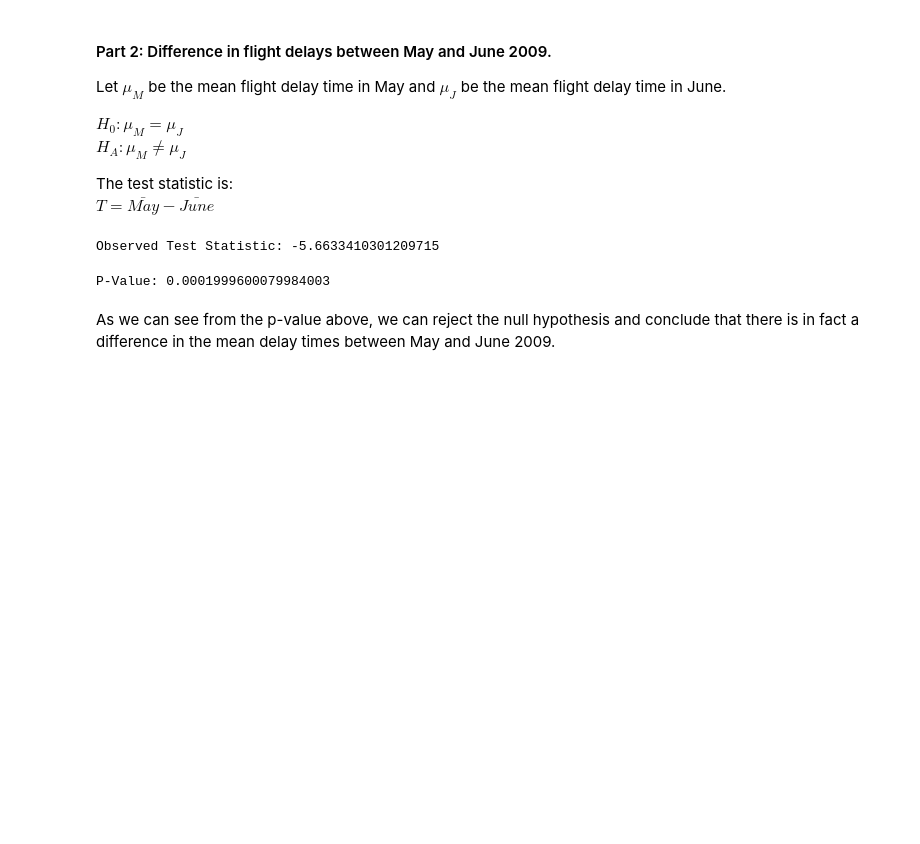
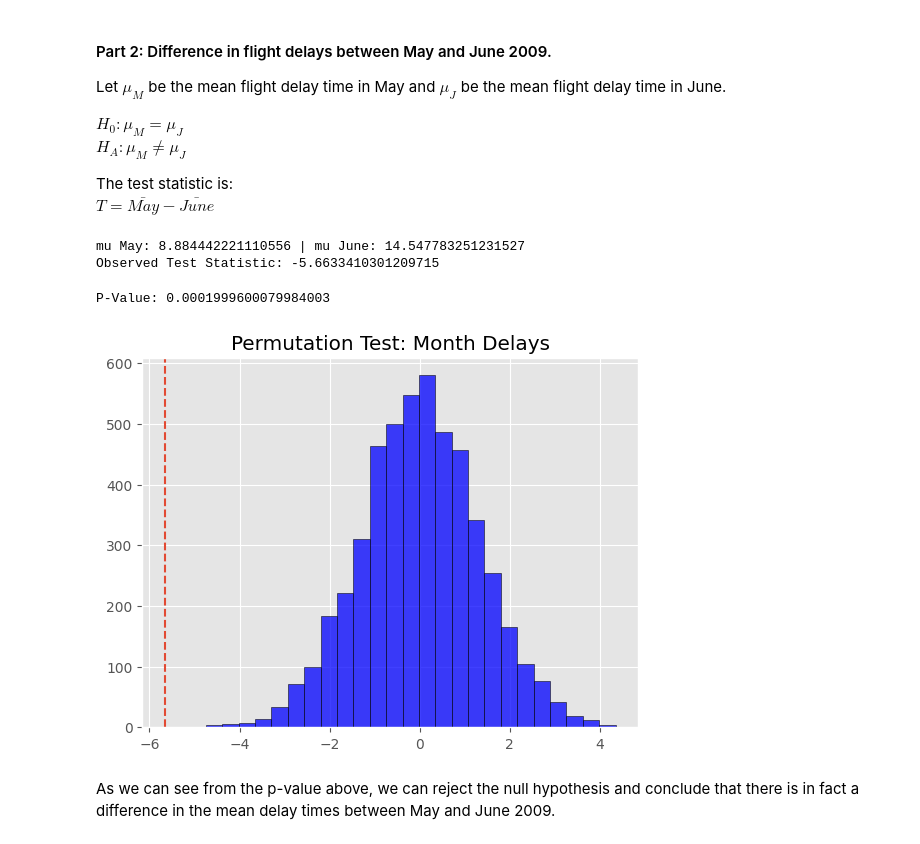
Before and after one commit to tzabilowicz/DataScience, a Jupyter notebook: case_studies/flight_delays.ipynb, the cells around one changed output. Saved outputs shown, nothing was run; the diff lists cells and outputs as text; code cells hidden in the pictures; blank space fills up the shorter version.

```diff
--- a/case_studies/flight_delays.ipynb
+++ b/case_studies/flight_delays.ipynb
@@ -186,21 +196,24 @@ june_delays = flight_delays.loc[
 mu_may = may_delays.mean()
 mu_june = june_delays.mean()
 
+# Compute the observed test statistic
 t_obs = mu_may - mu_june
 
+print(f"mu May: {mu_may} | mu June: {mu_june}")
 print(f"Observed Test Statistic: {t_obs}")
 # %% [output]
+mu May: 8.884442221110556 | mu June: 14.547783251231527
 Observed Test Statistic: -5.6633410301209715
 # %%
 delay_pool = list(may_delays) + list(june_delays)
 n = len(may_delays)
 
-B = 5000
+B = 5_000
 t_perm = []
 for b in range(B):
-    sample = np.random.permutation(delay_pool)
-    s1 = sample[:n]
-    s2 = sample[n:]
+    np.random.shuffle(delay_pool)
+    s1 = delay_pool[:n]
+    s2 = delay_pool[n:]
 
     t_perm.append(np.mean(s1) - np.mean(s2))
 
@@ -211,5 +224,12 @@ p_val = (count + 1) / (B + 1)
 print(f"P-Value: {p_val}")
 # %% [output]
 P-Value: 0.0001999600079984003
+# %%
+plt.hist(t_perm, bins=25, color="blue", alpha=0.75, edgecolor="black")
+plt.axvline(t_obs, linestyle="dashed")
+plt.title("Permutation Test: Month Delays")
+plt.show()
+# %% [output]
+[figure, added]
 # %% [markdown]
 As we can see from the p-value above, we can reject the null hypothesis and conclude that there is in fact a difference in the mean delay times between May and June 2009.
```
Also changed, not shown: parts of 4 cells of this notebook.
